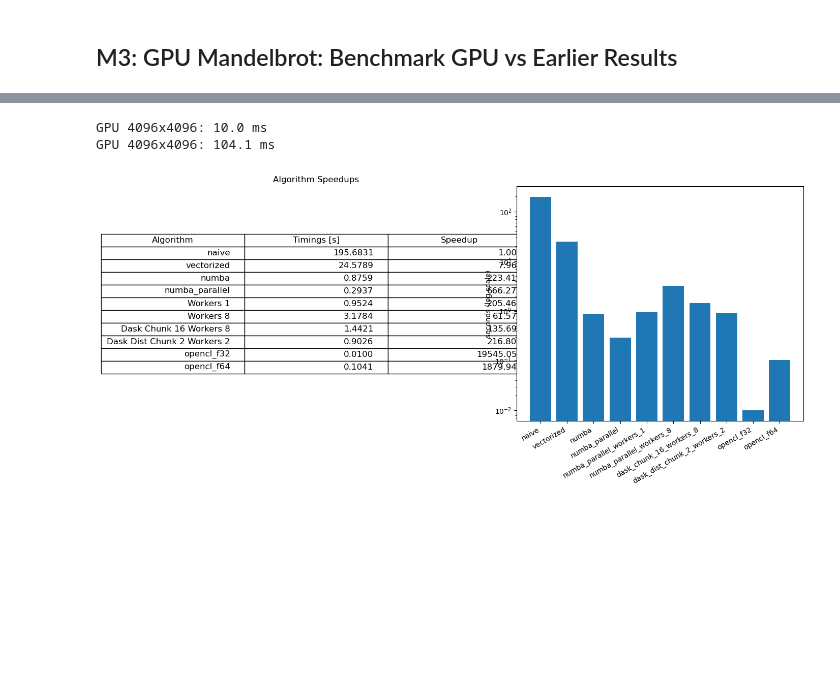
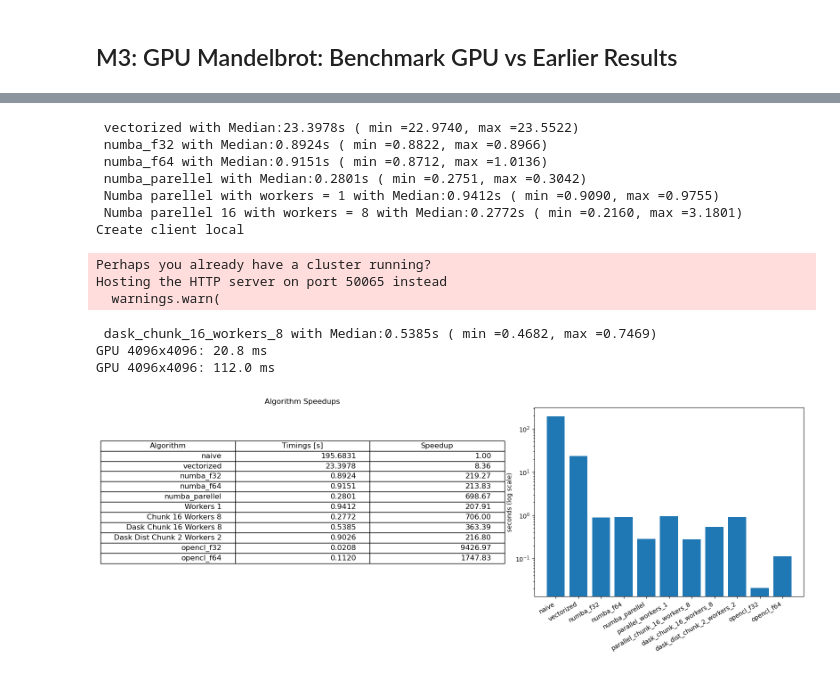
Before and after one commit to rachri7/mandelbrot-nsc, a Jupyter notebook: performance_notebook_3.ipynb, the cells around one changed output, grey strips where cells are left out. Saved outputs shown, nothing was run; the diff lists cells and outputs as text; code cells hidden in the pictures; blank space fills up the shorter version.

```diff
--- a/performance_notebook_3.ipynb
+++ b/performance_notebook_3.ipynb
@@ -517,31 +518,48 @@ Speedup and timings table for N=4096
 # %%
 import matplotlib.pyplot as plt
+import numpy as np
 from mandelbrot_gpu import mandelbrot_opencl_f32,mandelbrot_opencl_f64
-grid_res = 4096
+from mandelbort import benchmark, compute_mandelbrot_numba,compute_mandelbrot_naive,compute_mandelbrot_vectorized
+from mandelbort import compute_mandelbrot_numba_parallel,mandelbrot_parallel,run_algorithms,mandelbrot_dask
+grid_res_times = 4096
+grid_res = [grid_res_times]
 
-n_runs = 1
+n_runs = 3
+n_chunks_opt = n_chunks_opt_dask = 16
+n_workers_opt = n_workers_opt_dask = 8
 
 # you already have this from previous run
-timings = {
-    4096: {
-        "naive": 195.6831,
-        "vectorized": 24.5789,
-        "numba": 0.8759,
-        "numba_parallel": 0.2937,
-        "numba_parallel_workers_1": 0.9524,
-        "numba_parallel_workers_8": 3.1784,
-        "dask_chunk_16_workers_8": 1.4421,
-        "dask_dist_chunk_2_workers_2": 0.9026
-    }
+performance_note_algorithms = {
+"vectorized": lambda res: compute_mandelbrot_vectorized(-2, 1, -1.5, 1.5, res),
+"numba_f32": lambda res: compute_mandelbrot_numba(-2, 1, -1.5, 1.5, res,np.float32),
+"numba_f64": lambda res: compute_mandelbrot_numba(-2, 1, -1.5, 1.5, res,np.float64),
+"numba_parellel": lambda res: compute_mandelbrot_numba_parallel(-2, 1, -1.5, 1.5, res),
+"parallel_workers_1": lambda res: mandelbrot_parallel(res, -2, 1, -1.5, 1.5,
+                                                    n_workers=1,n_runs=n_runs,
+                                                    meta_prefix="Numba parellel with workers = 1"),
+f"parallel_chunk_{n_chunks_opt}_workers_{n_workers_opt}": lambda res: mandelbrot_parallel(res, -2, 1, -1.5, 1.5,
+                                                    n_workers=n_workers_opt,n_runs=n_runs,n_chunks=n_chunks_opt,
+                                                    meta_prefix=f"Numba parellel {n_chunks_opt} with workers = {n_workers_opt}"),
 }
-timings[grid_res]["opencl_f32"] = mandelbrot_opencl_f32(N=grid_res)
-timings[grid_res]["opencl_f64"] = mandelbrot_opencl_f64(N=grid_res)
+performance_note_algorithms[f"dask_chunk_{n_chunks_opt_dask}_workers_{n_workers_opt_dask}"] = \
+    lambda res: mandelbrot_dask(
+        res, -2, 1, -1.5, 1.5,
+        n_chunks=n_chunks_opt_dask,
+        meta_prefix=f"dask Numba {n_chunks_opt_dask} x chunks with workers = {n_workers_opt_dask}"
+    )
 
-first_key = list(timings[grid_res].keys())[0]
-naive_time = timings[grid_res][first_key]
+results, timings = run_algorithms(grid_res,performance_note_algorithms,n_runs=n_runs)
+
+timings[grid_res_times]["naive"] = 195.6831
+timings[grid_res_times]["dask_dist_chunk_2_workers_2"] = 0.9026
+timings[grid_res_times]["opencl_f32"] = mandelbrot_opencl_f32(N=grid_res_times)
+timings[grid_res_times]["opencl_f64"] = mandelbrot_opencl_f64(N=grid_res_times)
+timings[grid_res_times] = {"naive": timings[grid_res_times]["naive"], **{k: v for k, v in timings[grid_res_times].items() if k != "naive"}}
+
+naive_time = timings[grid_res_times]["naive"]
 
 speedups = {}
-for name, t in timings[grid_res].items():
+for name, t in timings[grid_res_times].items():
     speedups[name] = naive_time / t
     # compute efficiency only for parallel runs
 
@@ -553,7 +571,7 @@ axes[0].axis("off")
 table_data = []
 for name in speedups.keys():
     s = speedups[name]
-    t = timings[grid_res][name]
+    t = timings[grid_res_times][name]
     if "dask_dist" in name:
         chunks = name.split("chunk_")[1].split("_")[0]
         workers = name.split("workers_")[1]
@@ -570,40 +588,45 @@ for name in speedups.keys():
         workers = name.split("workers_")[1]
         name = f"Workers {workers}"
     else:
         name = name
     table_data.append([
         name,
         f"{t:.4f}",
         f"{s:.2f}",
     ])
     table = axes[0].table(
         cellText=table_data,
         colLabels=["Algorithm","Timings [s]", "Speedup"],
         loc="center"
     )
 table.auto_set_font_size(False)
 table.set_fontsize(12)
 table.scale(1.5, 1.5)
 axes[0].set_title("Algorithm Speedups")
 
-# im0 = axes[2].imshow(results[1024]["numba_lecture4"], cmap="hot")
-# numba_lecture_time_1024= timings[1024]["numba_lecture4"]
-# axes[2].set_title(f"Numba lecture 4 Mandelbrot\n Median time: {numba_lecture_time_1024:.2f} s")
-# axes[2].axis("off")
-# fig.colorbar(im0, ax=axes[2], fraction=0.046, pad=0.04)
-
-results = timings[grid_res]
+results = timings[grid_res_times]
 
 names, times = zip(*results.items())
 
 axes[1].bar(names, times)
 axes[1].set_yscale("log")
 axes[1].set_ylabel("seconds (log scale)")
 axes[1].set_xticks(range(len(names)))
 axes[1].set_xticklabels(names, rotation=30, ha="right")
 plt.tight_layout()
 plt.show()
 # %% [output]
-GPU 4096x4096: 10.0 ms
-GPU 4096x4096: 104.1 ms
+ vectorized with Median:23.3978s ( min =22.9740, max =23.5522)
+ numba_f32 with Median:0.8924s ( min =0.8822, max =0.8966)
+ numba_f64 with Median:0.9151s ( min =0.8712, max =1.0136)
+ numba_parellel with Median:0.2801s ( min =0.2751, max =0.3042)
+ Numba parellel with workers = 1 with Median:0.9412s ( min =0.9090, max =0.9755)
+ Numba parellel 16 with workers = 8 with Median:0.2772s ( min =0.2160, max =3.1801)
+Create client local
+Perhaps you already have a cluster running?
+Hosting the HTTP server on port 50065 instead
+  warnings.warn(
+ dask_chunk_16_workers_8 with Median:0.5385s ( min =0.4682, max =0.7469)
+GPU 4096x4096: 20.8 ms
+GPU 4096x4096: 112.0 ms
-[figure, old version]
+[figure, new version]
```
Also changed, not shown: parts of 2 cells of this notebook.
